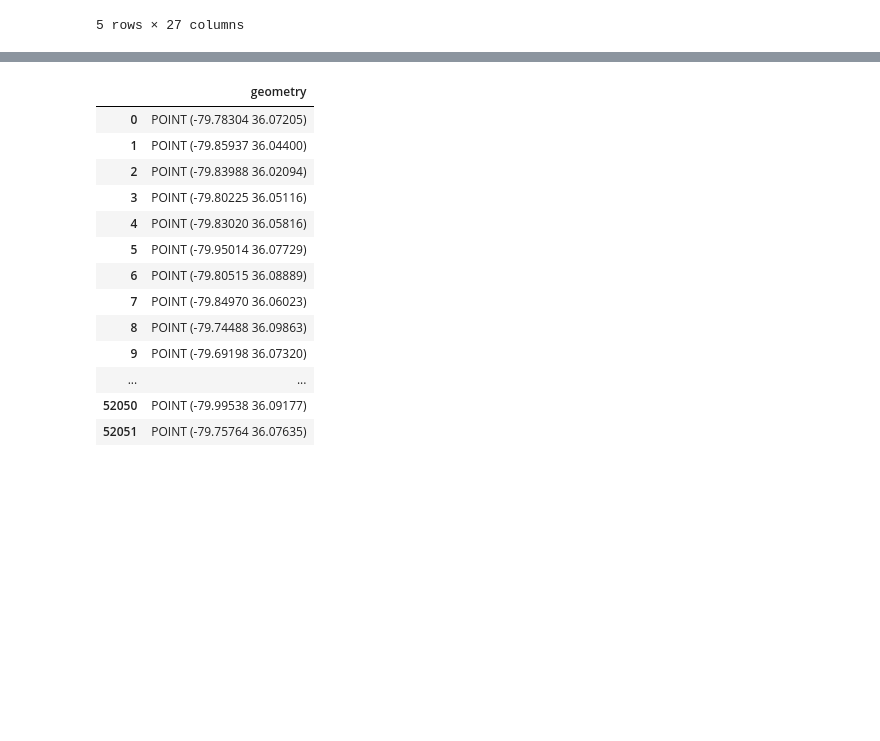
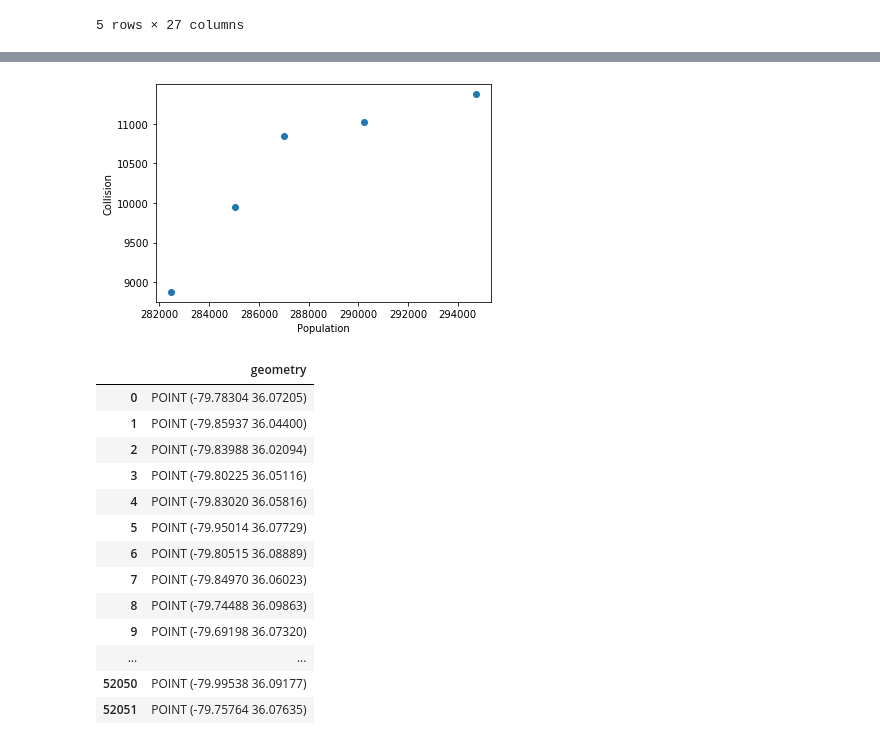
Before and after one commit to UNCG-CSE/GSBO_City_Collision_Data_Analysis, a Jupyter notebook: src/Project Review 2 by Jin Kang.ipynb, the cells around one changed output, grey strips where cells are left out. Cells and saved outputs as stored; diff of their text form; code cells hidden in the pictures; blank space fills up the shorter version.

```diff
--- a/src/Project Review 2 by Jin Kang.ipynb
+++ b/src/Project Review 2 by Jin Kang.ipynb
@@ -242,3 +184,15 @@ import descartes
+# %%
+population = [282476, 285034, 287018, 290222, 294722]
+collision = [8876, 9944, 10840, 11022, 11373]
+
+m, b = np.polyfit(population, collision, 1)
+
+plt.scatter(population, collision)
+plt.xlabel('Population')
+plt.ylabel('Collision')
+plt.show()
+# %% [output]
+[figure, added]
 # %%
 listpoint = []
 
```
Also changed, not shown: parts of 12 cells of this notebook.
